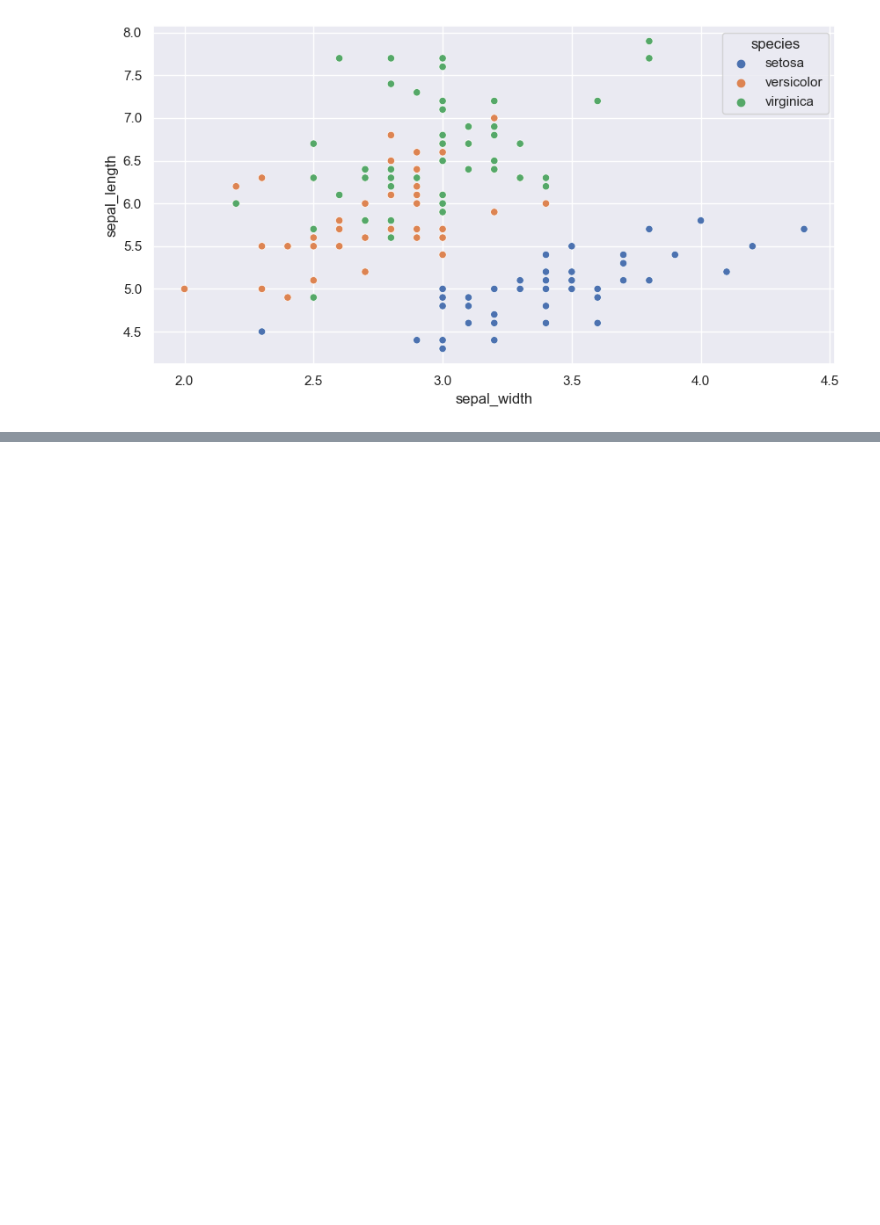
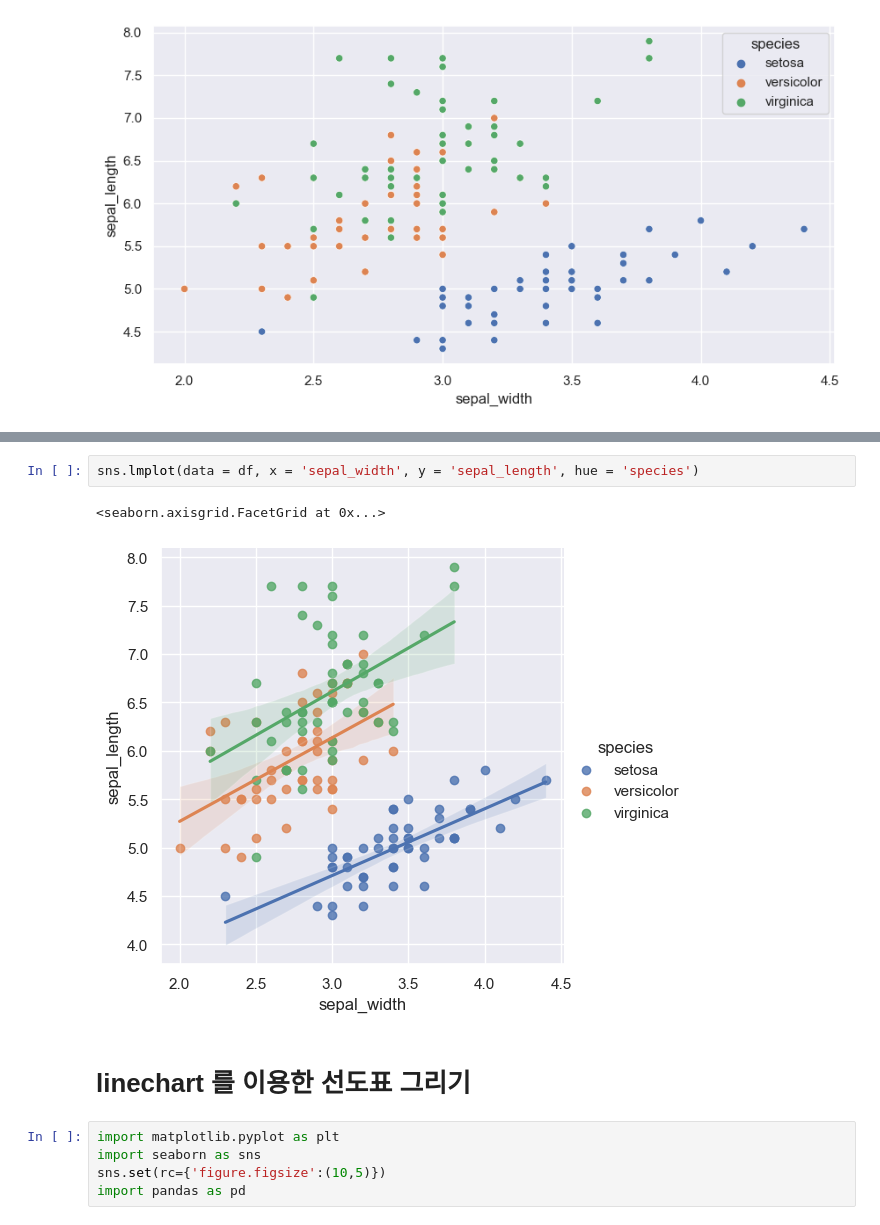
Before and after one commit to Hyeonjun-Heo/fast_campus-EDA, a Jupyter notebook: 03_데이터_시각화.ipynb, the cells around one changed output, grey strips where cells are left out. Drawn from its saved outputs; the diff is of its cells as text; blank space fills up the shorter version.

```diff
--- a/03_데이터_시각화.ipynb
+++ b/03_데이터_시각화.ipynb
@@ -692,0 +759,12 @@ sns.scatterplot(data=df, x='sepal_width', y='sepal_length', hue='species')
+# %%
+sns.lmplot(data = df, x = 'sepal_width', y = 'sepal_length', hue = 'species')
+# %% [output]
+<seaborn.axisgrid.FacetGrid at 0x...>
+[figure, added]
+# %% [markdown]
+# linechart 를 이용한 선도표 그리기
+# %%
+import matplotlib.pyplot as plt
+import seaborn as sns
+sns.set(rc={'figure.figsize':(10,5)})
+import pandas as pd
```
Also changed, not shown: parts of 18 cells of this notebook.
